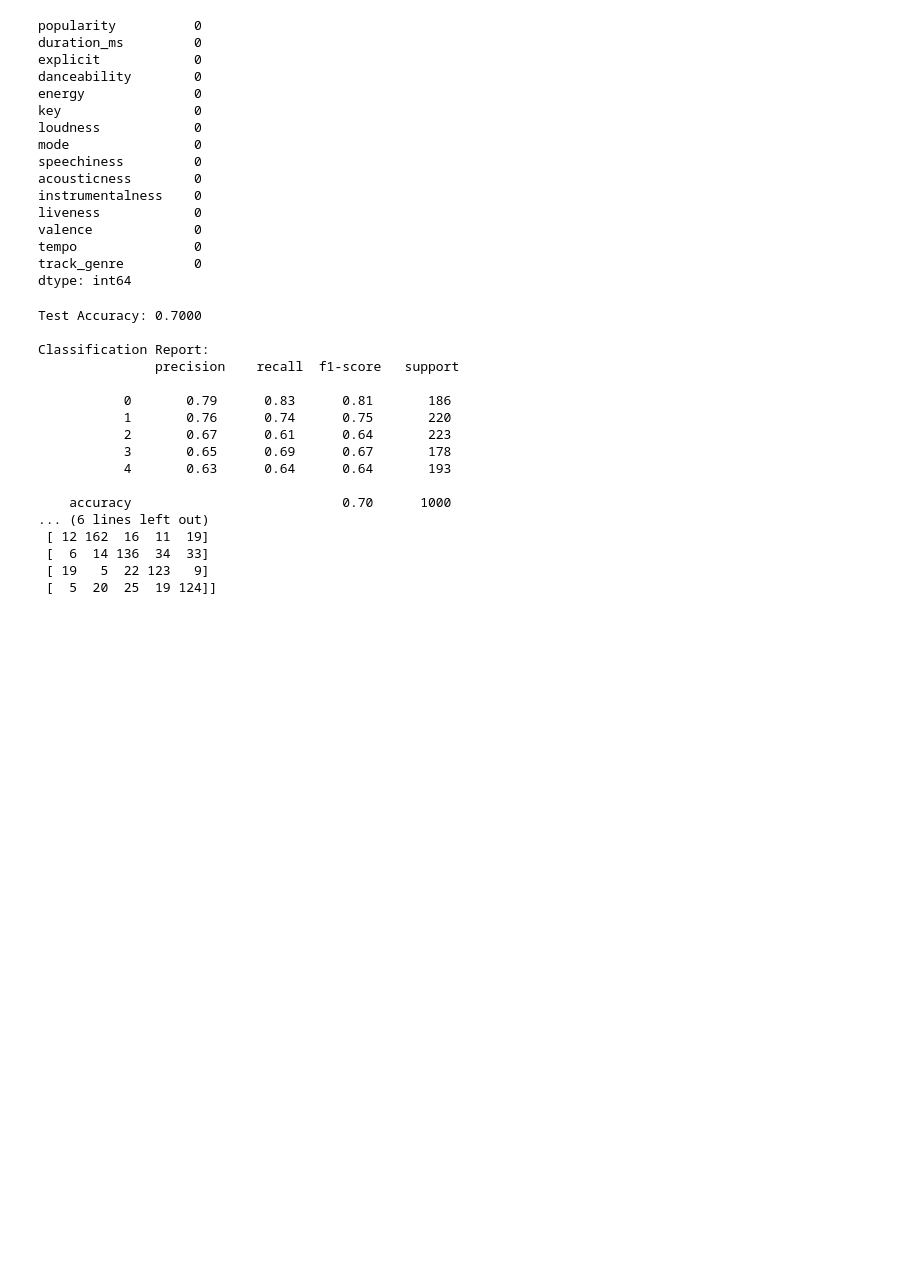
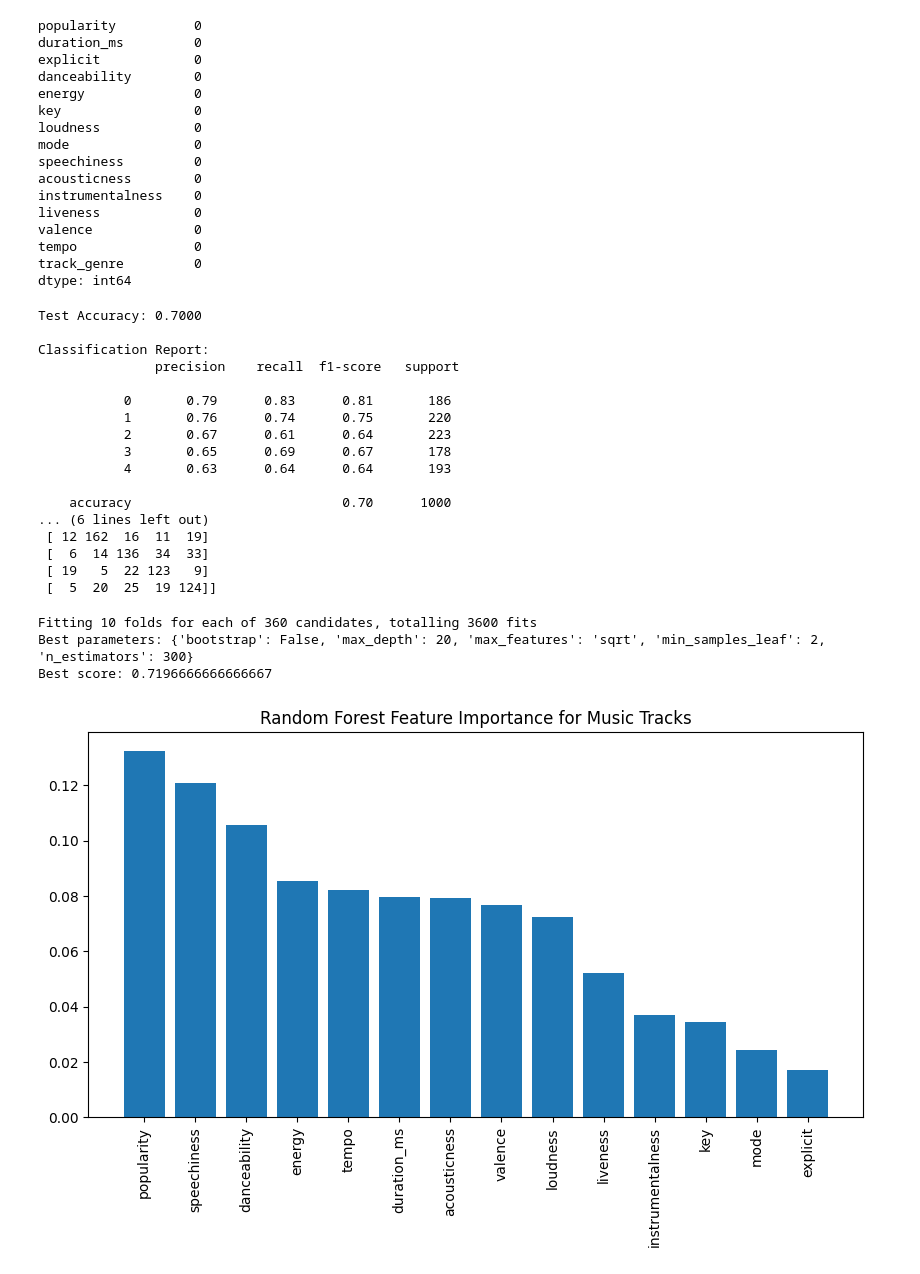
Before and after one commit to O999-juice/Random-Forest-Classification, a Jupyter notebook: Random_Forst_1.ipynb, the cells around one changed output. Cells and saved outputs as stored; diff of their text form; code cells hidden in the pictures; blank space fills up the shorter version.

```diff
--- a/Random_Forst_1.ipynb
+++ b/Random_Forst_1.ipynb
@@ -123,3 +115,39 @@ Classification Report:
  [  6  14 136  34  33]
  [ 19   5  22 123   9]
  [  5  20  25  19 124]]
+# %%
+param_grid = {
+    'n_estimators': [10, 100, 200, 300],
+    'max_depth': [3, 5, 10, 20, None],
+    'max_features':['sqrt', 'log2', None],
+    'min_samples_leaf': [1, 2, 4],
+    'bootstrap': [True, False]
+}
+
+rf_model = RandomForestClassifier(random_state=42)
+
+grid_search = GridSearchCV(rf_model, param_grid, cv=10, scoring='accuracy', n_jobs=-1, verbose=2)
+grid_search.fit(X_train, y_train)
+
+best_rf = grid_search.best_estimator_
+
+print('Best parameters:', grid_search.best_params_)
+print('Best score:', grid_search.best_score_)
+# %% [output]
+Fitting 10 folds for each of 360 candidates, totalling 3600 fits
+Best parameters: {'bootstrap': False, 'max_depth': 20, 'max_features': 'sqrt', 'min_samples_leaf': 2, 'n_estimators': 300}
+Best score: 0.7196666666666667
+# %%
+feature_importance = best_rf.feature_importances_
+feature_names = X.columns
+# %%
+#Sort and plot
+
+sorted_indices = np.argsort(feature_importance)[::-1]
+plt.figure(figsize=(10, 5))
+plt.bar(range(len(feature_importance)), feature_importance[sorted_indices], align='center')
+plt.xticks(range(len(feature_importance)), np.array(feature_names)[sorted_indices], rotation=90)
+plt.title('Random Forest Feature Importance for Music Tracks')
+plt.show()
+# %% [output]
+[figure, added]
```
Also changed, not shown: parts of 2 cells of this notebook.
